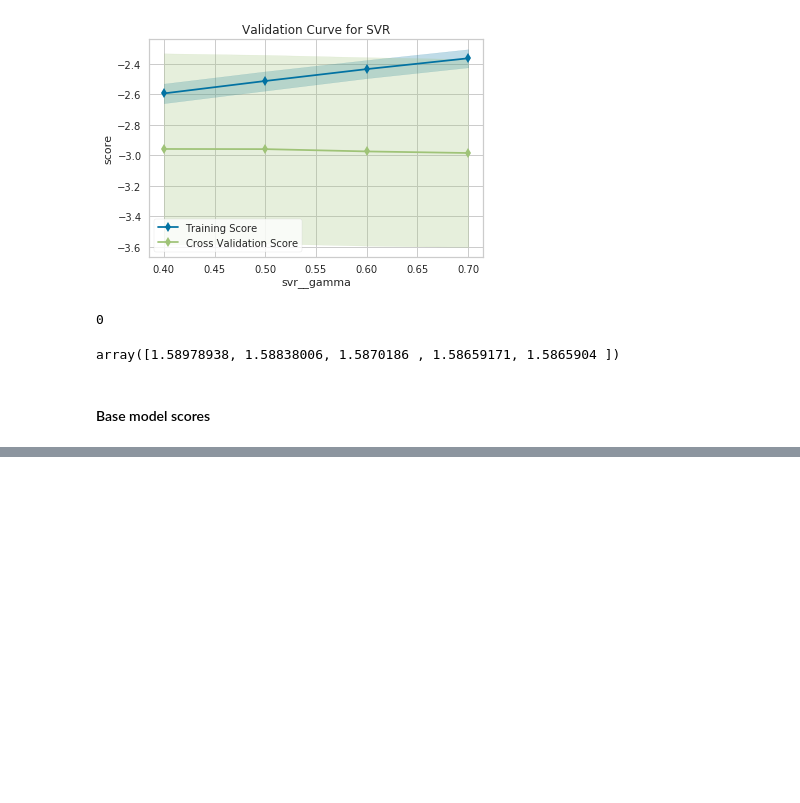
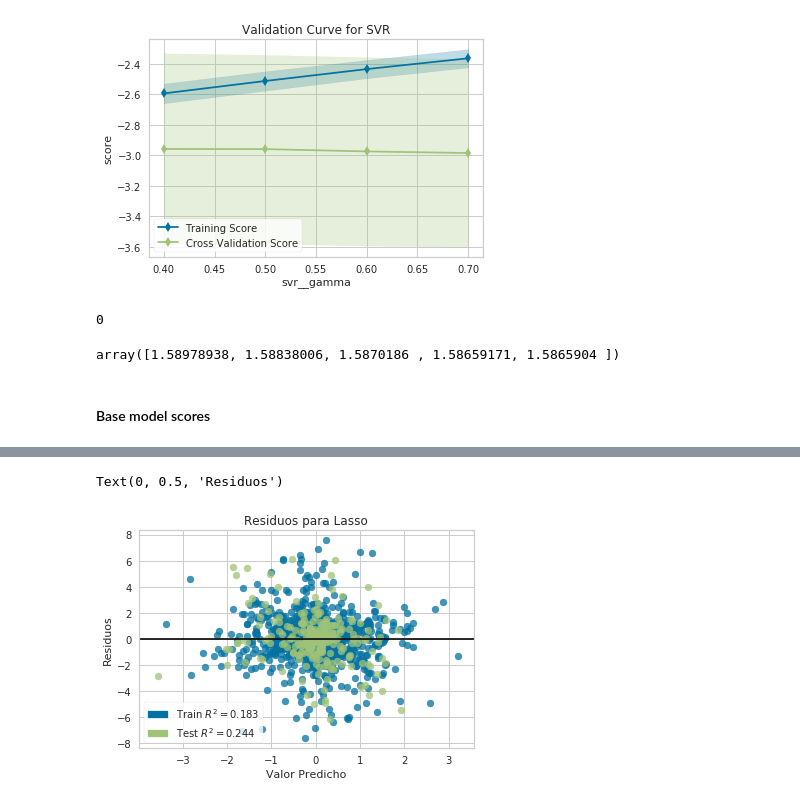
Before and after one commit to victorfica/Master-thesis, a Jupyter notebook: notebooks/stacking_AVG_models_FINAL.ipynb, the cells around one changed output, grey strips where cells are left out. Cells and saved outputs as stored; diff of their text form; code cells hidden in the pictures; blank space fills up the shorter version.

```diff
--- a/notebooks/stacking_AVG_models_FINAL.ipynb
+++ b/notebooks/stacking_AVG_models_FINAL.ipynb
@@ -108,30 +108,31 @@ def evaluating2(model,Xtrain,Ytarget):
 # preprocess pipeline steps
 #steps pipeline
 interactions = FeaturesInteractions(features1=range(15),feature2=20)
-skewness = SkewTransformer(threshold=0.6)
+variance = VarianceThreshold(threshold=0.)
+skewness = SkewTransformer(threshold=0.5)
 zeroth = ZeroThreshold(threshold=90.)
 # %% [markdown]
 #### algorithms
 # %%
 #lasso model
-lasso = make_pipeline(interactions,skewness,zeroth,MinMaxScaler(),
+lasso = make_pipeline(interactions,variance,skewness,zeroth,MinMaxScaler(),
                       Lasso(alpha=0.001,normalize=True,fit_intercept=True,random_state=1))
 # svr polynomial kernel
-svrP = make_pipeline(interactions,skewness,zeroth,MinMaxScaler(),
+svrP = make_pipeline(interactions,variance,skewness,zeroth,MinMaxScaler(),
                       SVR(C=0.5,degree=2,epsilon=0.5,gamma=0.4,kernel='poly'))
 
-svrRBF = make_pipeline(interactions,skewness,zeroth,MinMaxScaler(),
+svrRBF = make_pipeline(interactions,variance,skewness,zeroth,MinMaxScaler(),
                       SVR(C=2.5,epsilon=0.5,gamma=2,kernel='rbf'))
 
-gbt = make_pipeline(interactions,skewness,zeroth,
-                   GradientBoostingRegressor(n_estimators=1000, learning_rate=0.05,
+gbt = make_pipeline(interactions,variance,skewness,zeroth,
+                    GradientBoostingRegressor(n_estimators=1000, learning_rate=0.05,
                                    max_depth=8, max_features='sqrt',
                                    min_samples_leaf=8, min_samples_split=2,
                                    loss='huber', random_state =5,subsample=0.6,alpha=0.7))
 
-xgbr = make_pipeline(interactions,skewness,zeroth,
+xgbr = make_pipeline(interactions,variance,skewness,zeroth,
                    XGBRegressor(colsample_bytree=0.6, gamma=0,
                              learning_rate=0.07, max_depth=8,
                              min_child_weight=20, n_estimators=1000,
-                             reg_alpha=0.000005, reg_lambda=200,
-                             subsample=0.9,random_state =7, nthread = -1))
+                             reg_alpha=0.000005, reg_lambda=100,
+                             subsample=0.9,random_state =7, nthread=-1,objective='reg:squarederror'))
@@ -186,0 +190,12 @@ Pearson corr test 0.531932
+# %%
+visualizer = ResidualsPlot(lasso_model,title='Residuos para Lasso',hist=False)
+
+visualizer.fit(X_train.values, y_train.values.ravel())  # Fit the training data to the model
+visualizer.score(X_test.values, y_test.values.ravel())  # Evaluate the model on the test data
+
+visualizer.finalize()
+visualizer.ax.set_xlabel('Valor Predicho')
+visualizer.ax.set_ylabel('Residuos')
+# %% [output]
+Text(0, 0.5, 'Residuos')
+[figure, added]
```
Also changed, not shown: parts of 16 cells of this notebook, 2 other files.
